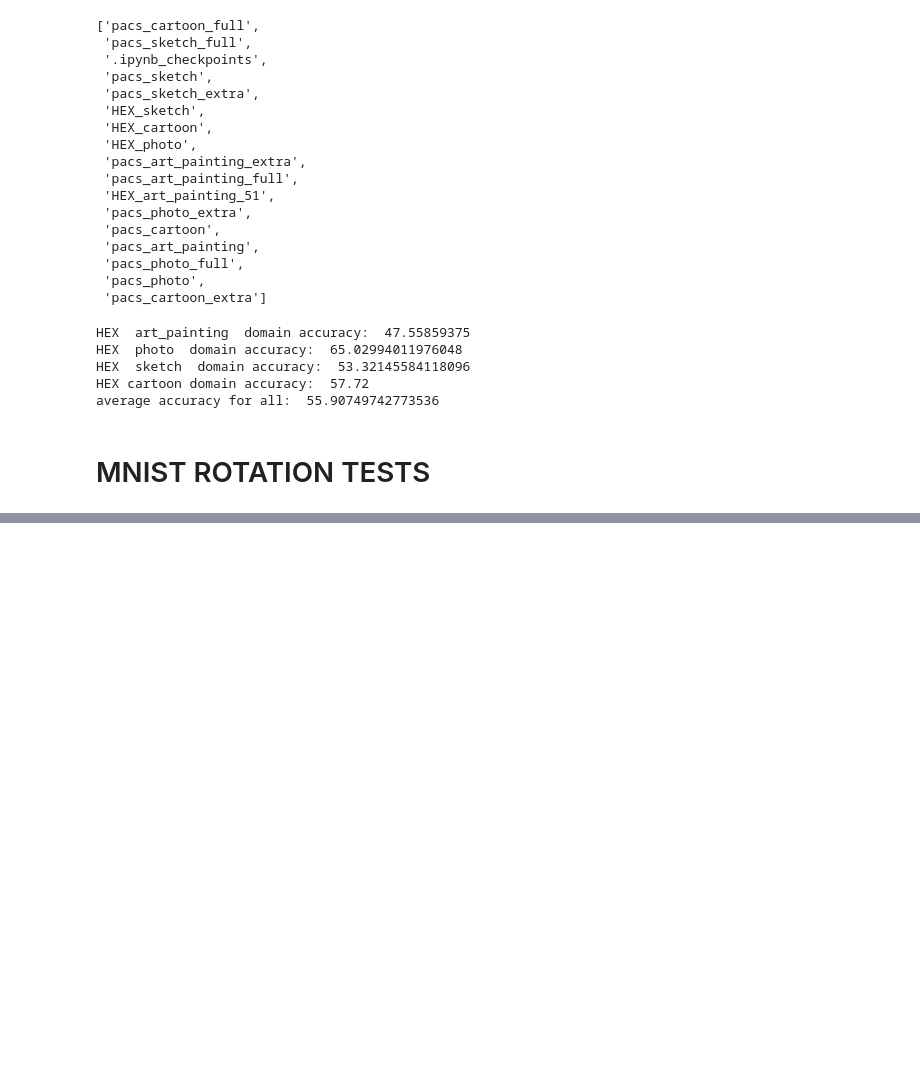
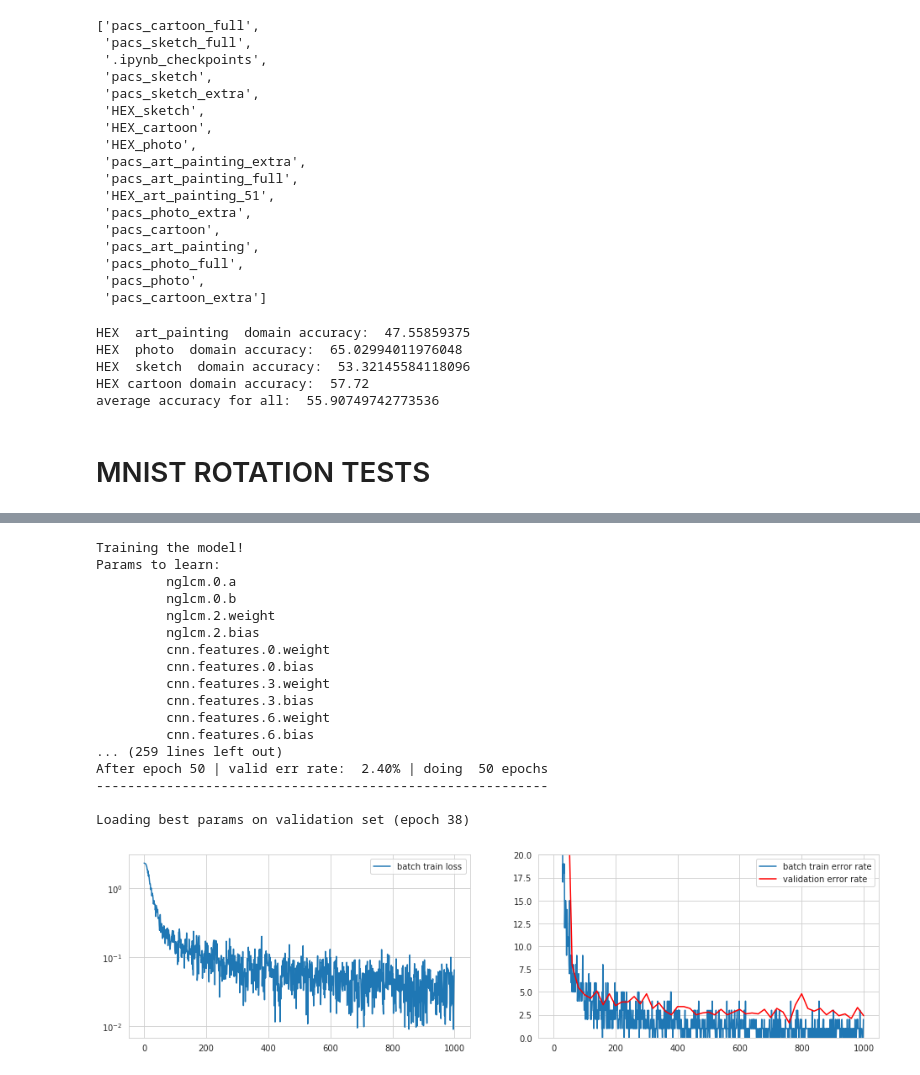
Before and after one commit to MarWit/nn_project, a Jupyter notebook: HexNet Tests.ipynb, the cells around one changed output, grey strips where cells are left out. Cells and saved outputs as stored; diff of their text form; code cells hidden in the pictures; blank space fills up the shorter version.

```diff
--- a/HexNet Tests.ipynb
+++ b/HexNet Tests.ipynb
@@ -263,14 +308,33 @@ train(hexnet, batch_loader, optimizer, criterion, num_epochs = epoch, cuda = cud
 # %%
 save_model(hexnet, 'HEX_MNIST_15')
 # %%
-batch_loader = datasets.mnist_loader(deg[30], 256, data)
+batch_loader = mnist_loader(deg[30], batch_size, data)
 
-hexnet = HEX(dim=224, num_classes=9, alex_pretrained=False)
+hexnet = HEX(dim=224, num_classes=10, alex_pretrained=False)
 
 criterion = nn.CrossEntropyLoss()
 optimizer = optim.Adam(hexnet.parameters(), lr=0.001, weight_decay=0.001)
 
 train(hexnet, batch_loader, optimizer, criterion, num_epochs = epoch, cuda = cuda, log_every = log_every)
+# %% [output]
+Training the model!
+Params to learn:
+         nglcm.0.a
+         nglcm.0.b
+         nglcm.2.weight
+         nglcm.2.bias
+         cnn.features.0.weight
+         cnn.features.0.bias
+         cnn.features.3.weight
+         cnn.features.3.bias
+         cnn.features.6.weight
+         cnn.features.6.bias
+... (259 lines left out)
+After epoch 50 | valid err rate:  2.40% | doing  50 epochs
+----------------------------------------------------------
+
+Loading best params on validation set (epoch 38)
+[figure, added]
 # %%
 save_model(hexnet, 'HEX_MNIST_30')
 # %%
```
Also changed, not shown: parts of 9 cells of this notebook, 2 other files.
